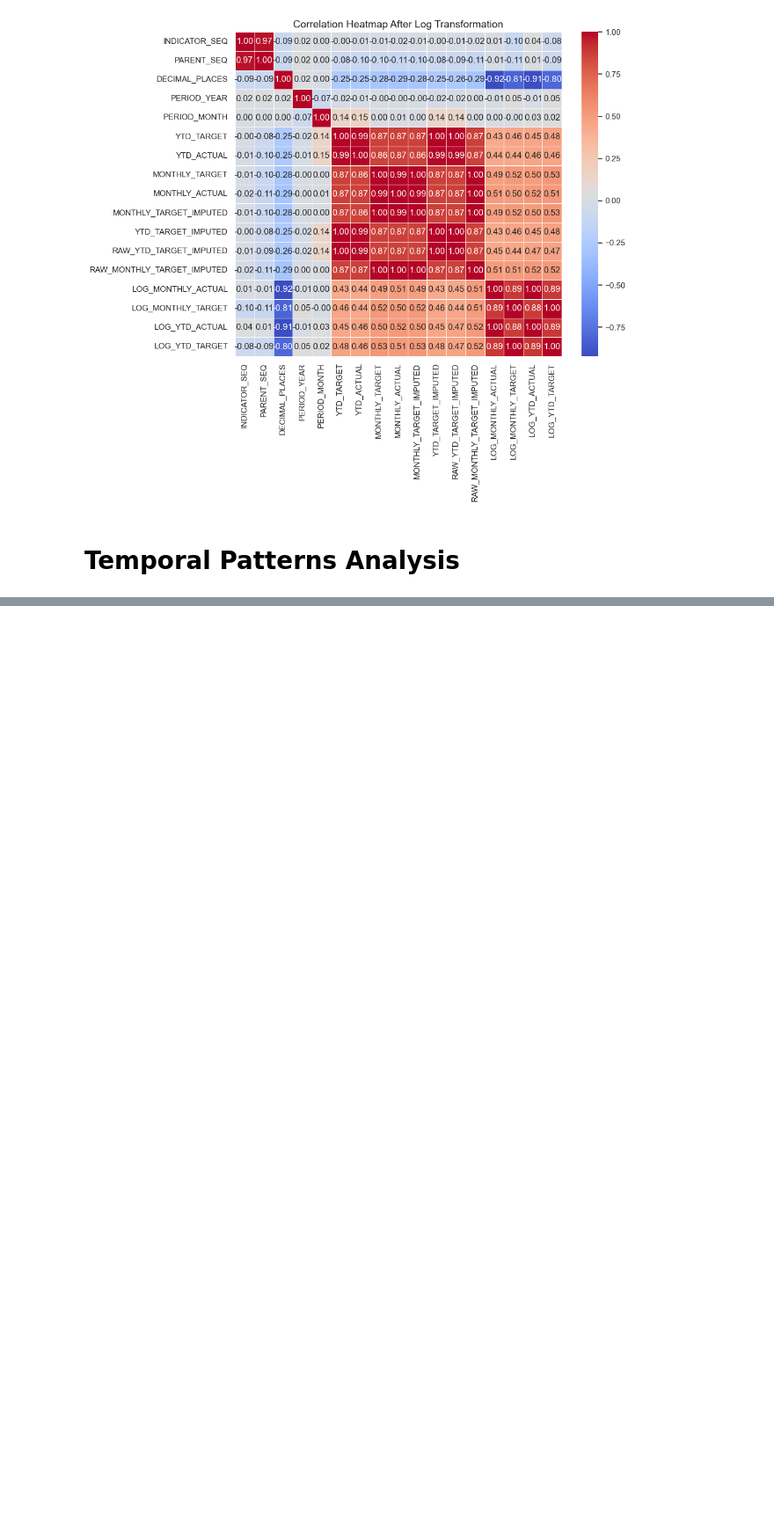
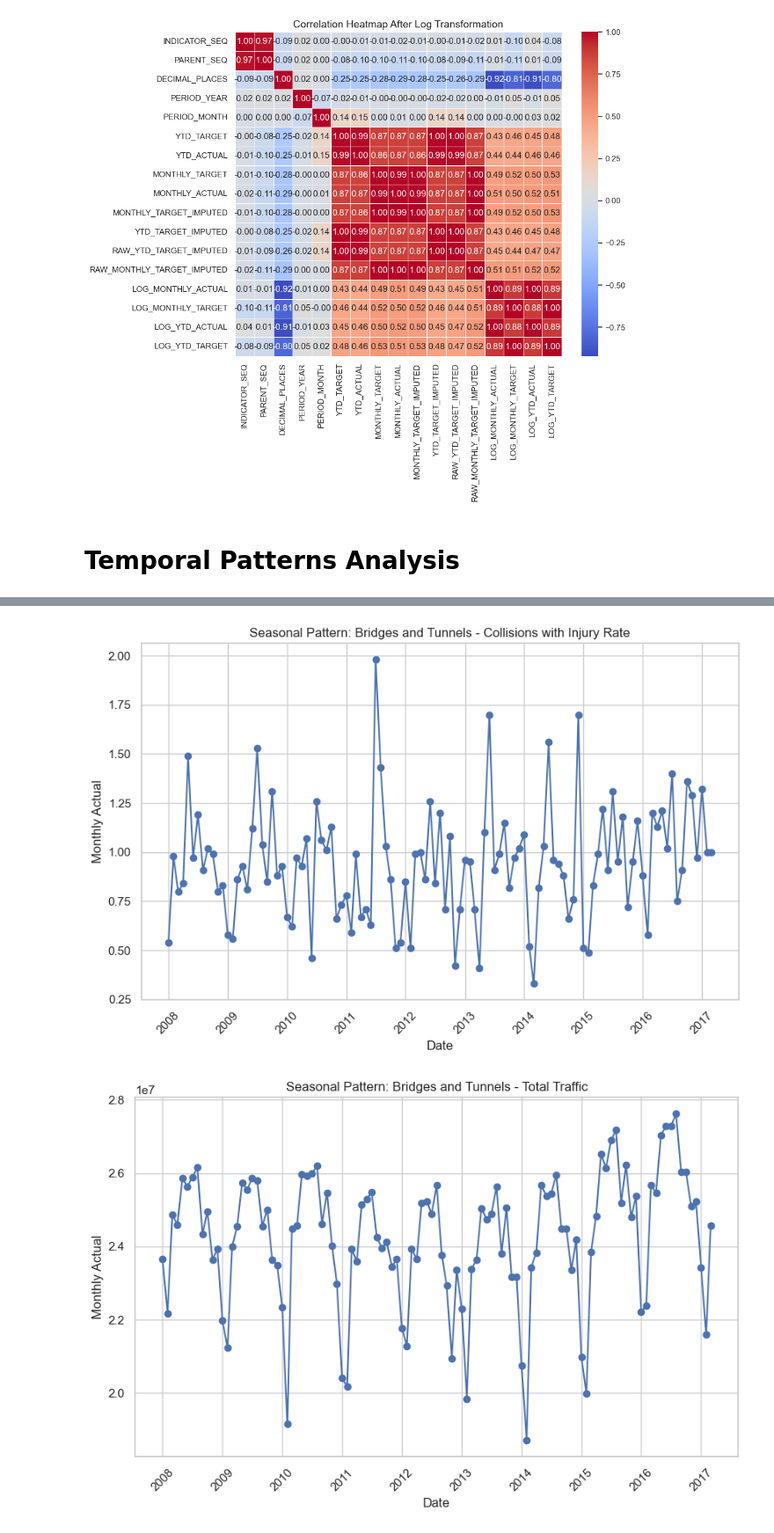
Before and after one commit to sillycoconut2003/fyp, a Jupyter notebook: notebooks/eda.ipynb, the cells around one changed output, grey strips where cells are left out. Shown at 88% size. Cells and saved outputs as stored; diff of their text form; code cells hidden in the pictures; blank space fills up the shorter version.

```diff
--- a/notebooks/eda.ipynb
+++ b/notebooks/eda.ipynb
@@ -666,0 +833,23 @@ Based on the exploratory analysis above, here are the key findings:
+# %%
+
+# Example charts for 1-2 series with seasonality
+import matplotlib.pyplot as plt
+
+# Select series with seasonality
+seasonal_series = seasonal[seasonal["Seasonal_flag"] == True].head(2)
+
+for idx, row in seasonal_series.iterrows():
+    agency = row["AGENCY_NAME"]
+    indicator = row["INDICATOR_NAME"]
+    series_data = df[(df["AGENCY_NAME"] == agency) & (df["INDICATOR_NAME"] == indicator)].sort_values("DATE")
+    plt.figure(figsize=(10, 6))
+    plt.plot(series_data["DATE"], series_data["MONTHLY_ACTUAL"], marker='o')
+    plt.title(f'Seasonal Pattern: {agency} - {indicator}')
+    plt.xlabel('Date')
+    plt.ylabel('Monthly Actual')
+    plt.xticks(rotation=45)
+    plt.grid(True)
+    plt.show()
+# %% [output]
+[figure, added]
+[figure, added]
```
Also changed, not shown: parts of 20 cells of this notebook, 28 other files.
